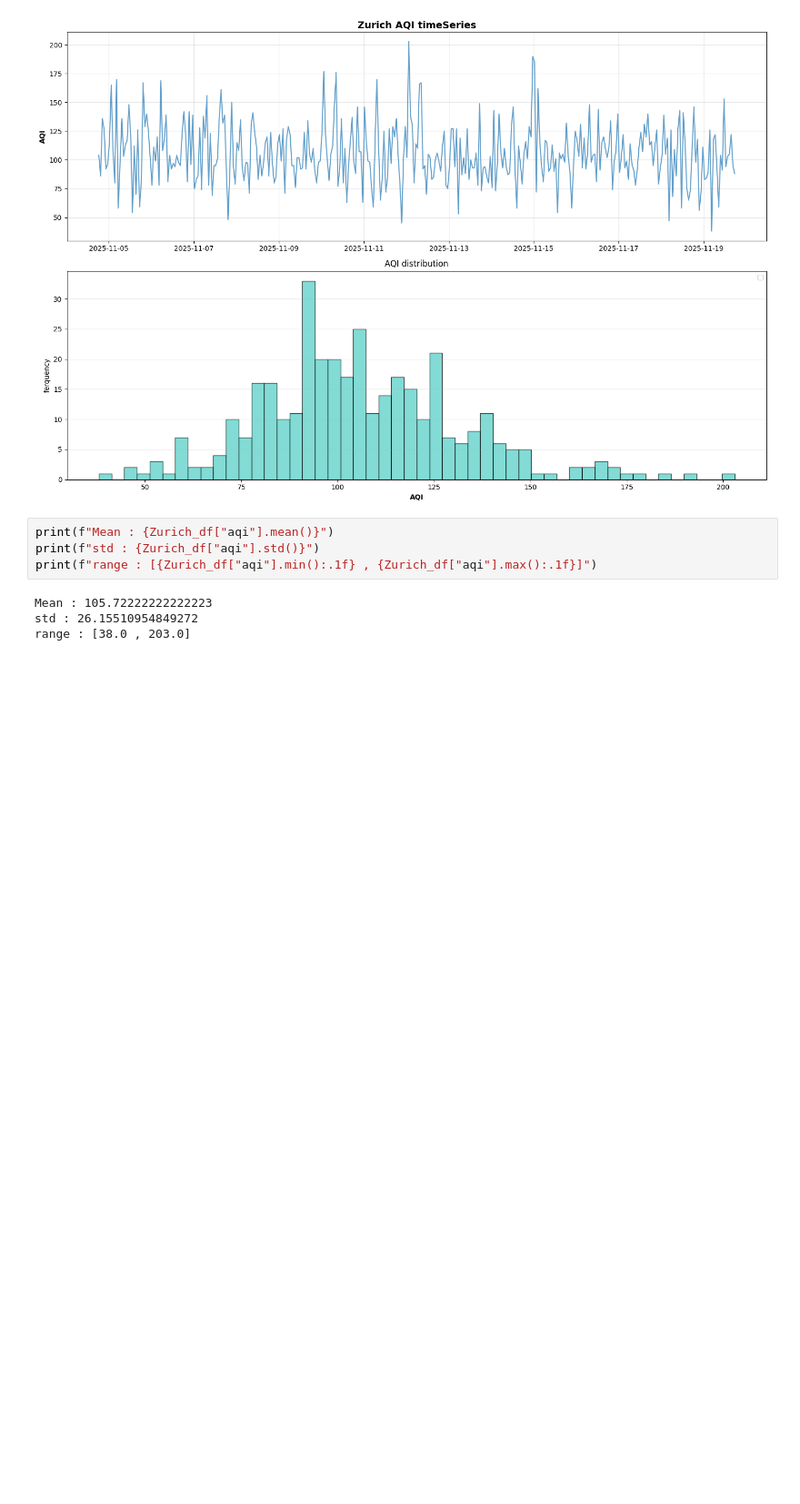
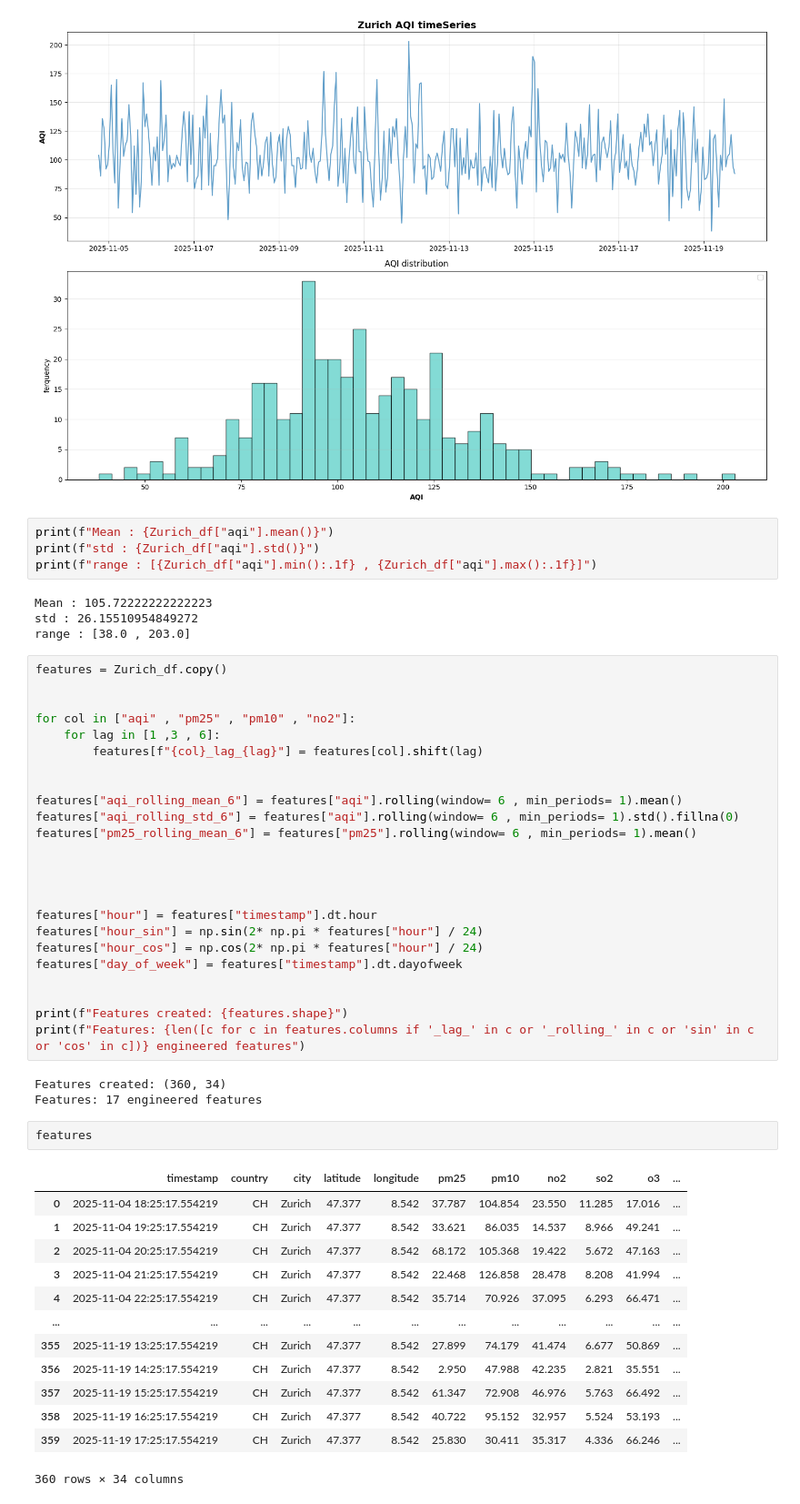
Before and after one commit to Amursen/RNN-models-for-air-quality, a Jupyter notebook: main.ipynb, the cells around one changed output. Shown at 91% size. Saved outputs shown, nothing was run; the diff lists cells and outputs as text; blank space fills up the shorter version.

```diff
--- a/main.ipynb
+++ b/main.ipynb
@@ -145,3 +147,46 @@ print(f"range : [{Zurich_df["aqi"].min():.1f} , {Zurich_df["aqi"].max():.1f}]")
 Mean : 105.72222222222223
 std : 26.15510954849272
 range : [38.0 , 203.0]
+# %%
+features = Zurich_df.copy()
+
+
+for col in ["aqi" , "pm25" , "pm10" , "no2"]:
+    for lag in [1 ,3 , 6]:
+        features[f"{col}_lag_{lag}"] = features[col].shift(lag)
+
+
+features["aqi_rolling_mean_6"] = features["aqi"].rolling(window= 6 , min_periods= 1).mean()
+features["aqi_rolling_std_6"] = features["aqi"].rolling(window= 6 , min_periods= 1).std().fillna(0)
+features["pm25_rolling_mean_6"] = features["pm25"].rolling(window= 6 , min_periods= 1).mean()
+
+
+
+
+features["hour"] = features["timestamp"].dt.hour
+features["hour_sin"] = np.sin(2* np.pi * features["hour"] / 24)
+features["hour_cos"] = np.cos(2* np.pi * features["hour"] / 24)
+features["day_of_week"] = features["timestamp"].dt.dayofweek
+
+
+print(f"Features created: {features.shape}")
+print(f"Features: {len([c for c in features.columns if '_lag_' in c or '_rolling_' in c or 'sin' in c or 'cos' in c])} engineered features")
+# %% [output]
+Features created: (360, 34)
+Features: 17 engineered features
+# %%
+features
+# %% [output]
+|  | timestamp | country | city | latitude | longitude | pm25 | pm10 | no2 | so2 | o3 | ... |
+| 0 | 2025-11-04 18:25:17.554219 | CH | Zurich | 47.377 | 8.542 | 37.787 | 104.854 | 23.550 | 11.285 | 17.016 | ... |
+| 1 | 2025-11-04 19:25:17.554219 | CH | Zurich | 47.377 | 8.542 | 33.621 | 86.035 | 14.537 | 8.966 | 49.241 | ... |
+| 2 | 2025-11-04 20:25:17.554219 | CH | Zurich | 47.377 | 8.542 | 68.172 | 105.368 | 19.422 | 5.672 | 47.163 | ... |
+| 3 | 2025-11-04 21:25:17.554219 | CH | Zurich | 47.377 | 8.542 | 22.468 | 126.858 | 28.478 | 8.208 | 41.994 | ... |
+| 4 | 2025-11-04 22:25:17.554219 | CH | Zurich | 47.377 | 8.542 | 35.714 | 70.926 | 37.095 | 6.293 | 66.471 | ... |
+| ... | ... | ... | ... | ... | ... | ... | ... | ... | ... | ... | ... |
+| 355 | 2025-11-19 13:25:17.554219 | CH | Zurich | 47.377 | 8.542 | 27.899 | 74.179 | 41.474 | 6.677 | 50.869 | ... |
+| 356 | 2025-11-19 14:25:17.554219 | CH | Zurich | 47.377 | 8.542 | 2.950 | 47.988 | 42.235 | 2.821 | 35.551 | ... |
+| 357 | 2025-11-19 15:25:17.554219 | CH | Zurich | 47.377 | 8.542 | 61.347 | 72.908 | 46.976 | 5.763 | 66.492 | ... |
+| 358 | 2025-11-19 16:25:17.554219 | CH | Zurich | 47.377 | 8.542 | 40.722 | 95.152 | 32.957 | 5.524 | 53.193 | ... |
+| 359 | 2025-11-19 17:25:17.554219 | CH | Zurich | 47.377 | 8.542 | 25.830 | 30.411 | 35.317 | 4.336 | 66.246 | ... |
+360 rows × 34 columns
```
Also changed, not shown: parts of 4 cells of this notebook.
